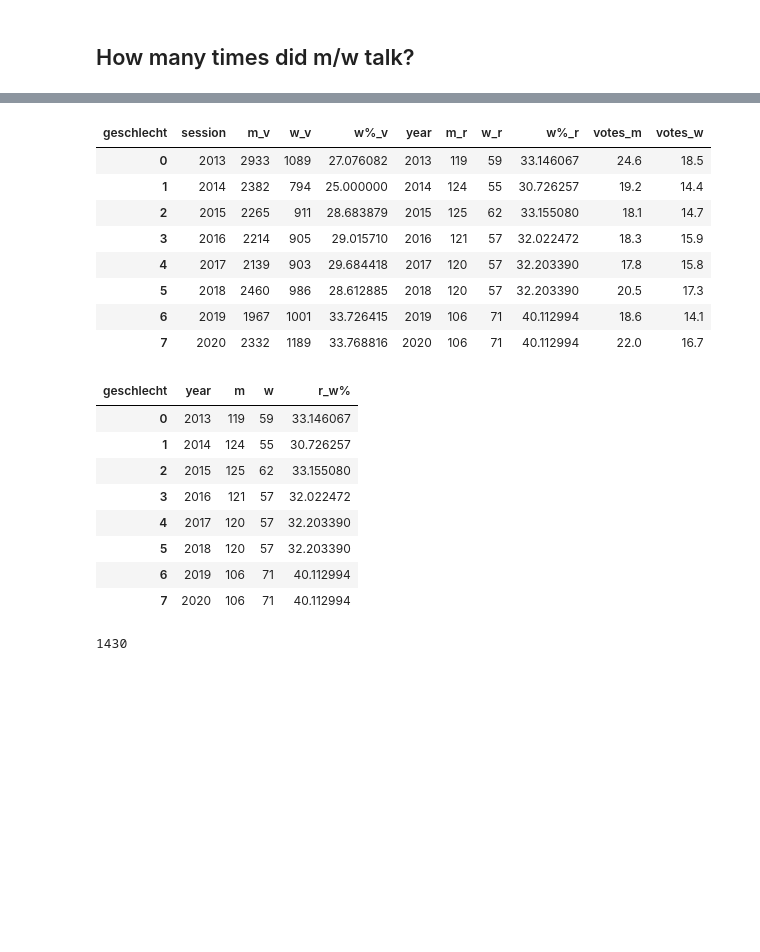
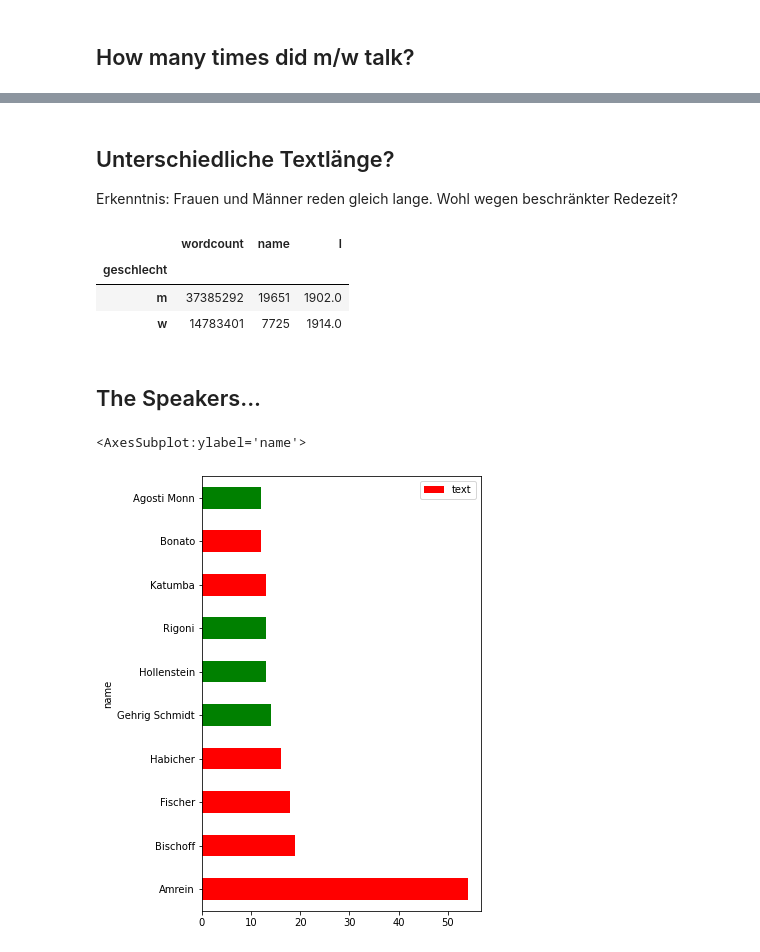
Before and after one commit to simonhuwiler/nzz_zh_kantonsrat, a Jupyter notebook: src/3_analyse.ipynb, the cells around one changed output, grey strips where cells are left out. Saved outputs shown, nothing was run; the diff lists cells and outputs as text; code cells hidden in the pictures; blank space fills up the shorter version.

```diff
--- a/src/3_analyse.ipynb
+++ b/src/3_analyse.ipynb
@@ -74,12 +73,0 @@ df_res['votes_w'] = round(df_res['w_v'] / df_res['w_r'], 1)
-# %%
-df_res
-# %% [output]
-| geschlecht | session | m_v | w_v | w%_v | year | m_r | w_r | w%_r | votes_m | votes_w |
-| 0 | 2013 | 2933 | 1089 | 27.076082 | 2013 | 119 | 59 | 33.146067 | 24.6 | 18.5 |
-| 1 | 2014 | 2382 | 794 | 25.000000 | 2014 | 124 | 55 | 30.726257 | 19.2 | 14.4 |
-| 2 | 2015 | 2265 | 911 | 28.683879 | 2015 | 125 | 62 | 33.155080 | 18.1 | 14.7 |
-| 3 | 2016 | 2214 | 905 | 29.015710 | 2016 | 121 | 57 | 32.022472 | 18.3 | 15.9 |
-| 4 | 2017 | 2139 | 903 | 29.684418 | 2017 | 120 | 57 | 32.203390 | 17.8 | 15.8 |
-| 5 | 2018 | 2460 | 986 | 28.612885 | 2018 | 120 | 57 | 32.203390 | 20.5 | 17.3 |
-| 6 | 2019 | 1967 | 1001 | 33.726415 | 2019 | 106 | 71 | 40.112994 | 18.6 | 14.1 |
-| 7 | 2020 | 2332 | 1189 | 33.768816 | 2020 | 106 | 71 | 40.112994 | 22.0 | 16.7 |
@@ -88,16 +73,0 @@ TODO: So wenige Votes insgesamt? Checken!
-# %%
-df_rat
-# %% [output]
-| geschlecht | year | m | w | r_w% |
-| 0 | 2013 | 119 | 59 | 33.146067 |
-| 1 | 2014 | 124 | 55 | 30.726257 |
-| 2 | 2015 | 125 | 62 | 33.155080 |
-| 3 | 2016 | 121 | 57 | 32.022472 |
-| 4 | 2017 | 120 | 57 | 32.203390 |
-| 5 | 2018 | 120 | 57 | 32.203390 |
-| 6 | 2019 | 106 | 71 | 40.112994 |
-| 7 | 2020 | 106 | 71 | 40.112994 |
-# %%
-len(df)
-# %% [output]
-1430
@@ -117,0 +74,49 @@ df_votum.head()
+# %% [markdown]
+## Unterschiedliche Textlänge?
+Erkenntnis: Frauen und Männer reden gleich lange. Wohl wegen beschränkter Redezeit?
+# %%
+df_votum = df_votum_raw.copy()
+
+# Remove all Statements from President, 1. & 2. Vizepresidents
+df_votum = df_votum[~df_votum.funktion.isin(['Präsidium', '2. Vizepräsidium', '1. Vizepräsidium'])]
+
+df_votum = df_votum.reset_index(drop=True)
+
+# Count words
+#df_votum['wordcount'] = df_votum['text'].apply(lambda x: len(x.split()))
+df_votum['wordcount'] = df_votum['text'].apply(lambda x: len(x))
+
+df_votum = df_votum.groupby('geschlecht').agg({
+    'wordcount': 'sum',
+    'name': 'count'
+})
+
+df_votum['l'] = round(df_votum['wordcount'] / df_votum['name'])
+
+df_votum
+# %% [output]
+|  | wordcount | name | l |
+| geschlecht |  |  |  |
+| m | 37385292 | 19651 | 1902.0 |
+| w | 14783401 | 7725 | 1914.0 |
+# %% [markdown]
+## The Speakers...
+# %%
+df_votum = df_votum_raw.copy()
+
+df_votum = df_votum[df_votum.session == 2021]
+
+# Remove all Statements from President, 1. & 2. Vizepresidents
+df_votum = df_votum[~df_votum.funktion.isin(['Präsidium', '2. Vizepräsidium', '1. Vizepräsidium'])]
+
+df_votum = df_votum.groupby(['name', 'vorname', 'geschlecht']).agg({'text': 'count'}).reset_index().sort_values('text', ascending=False)
+
+df_votum = df_votum.head(10)
+
+c = list(df_votum['geschlecht'].apply(lambda x: 'red' if x == 'm' else 'green'))
+df_votum.plot(kind='barh', x='name', y='text', color=c, figsize=(5, 8))
+
+#df_votum.head()
+# %% [output]
+<AxesSubplot:ylabel='name'>
+[figure, added]
```
Also changed, not shown: parts of 17 cells of this notebook, 6 other files.
